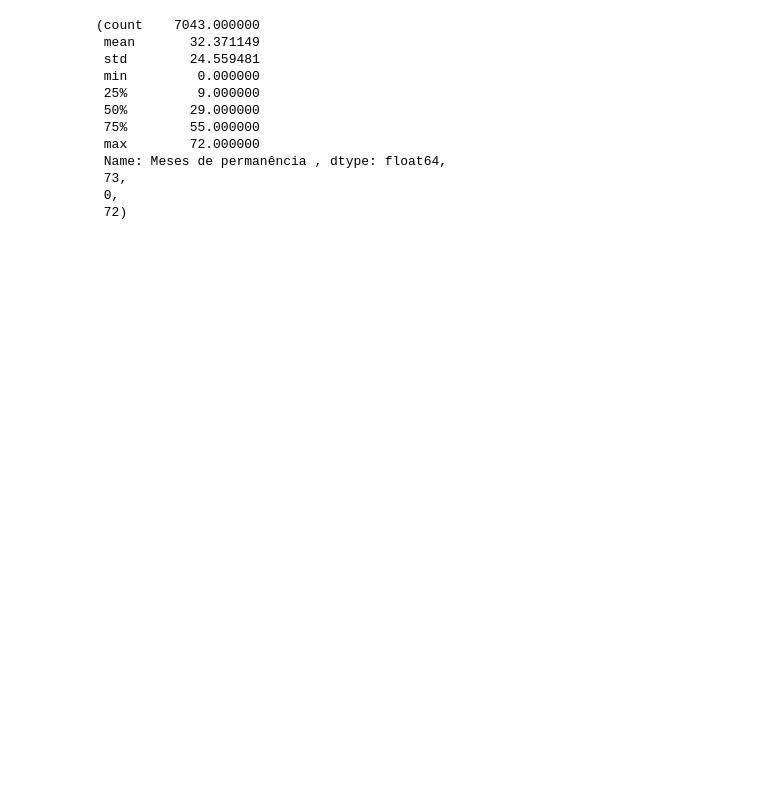
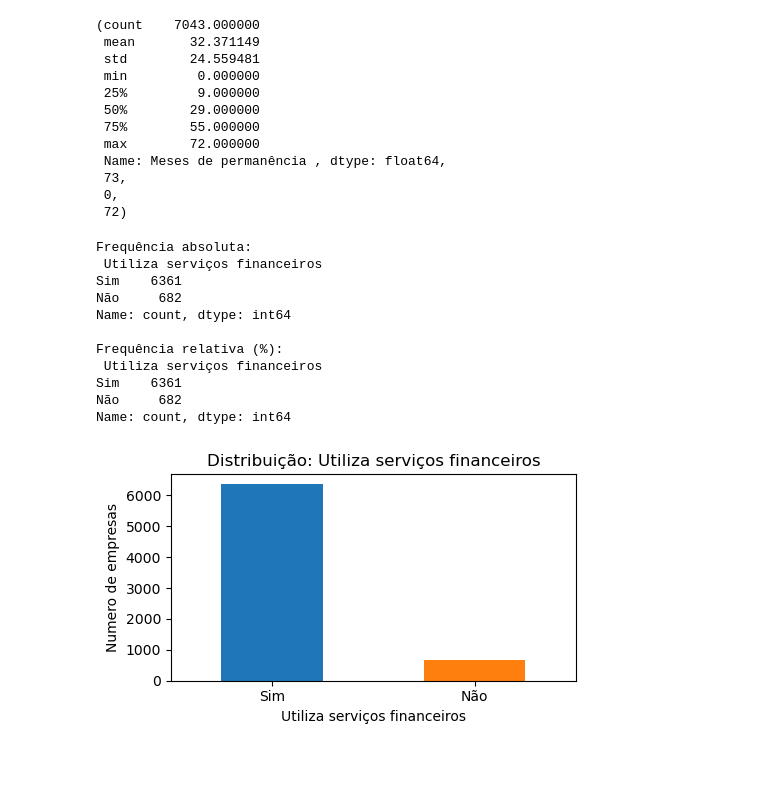
Before and after one commit to jrcomitre/analise-de-churn, a Jupyter notebook: churn.ipynb, the cells around one changed output. Saved outputs shown, nothing was run; the diff lists cells and outputs as text; code cells hidden in the pictures; blank space fills up the shorter version.

Commit message:
feat: servicos_financeiros

```diff
--- a/churn.ipynb
+++ b/churn.ipynb
@@ -287,5 +287,40 @@ desc, valores_unicos, valores_min, valores_max
  73,
  0,
  72)
+# %%
+# Utiliza serviços financeiros
+
+col = 'Utiliza serviços financeiros'
+
+# Frequência absoluta e relativa
+abs_freq = df[col].value_counts()
+rel_freq = df[col].value_counts()
+
+print("Frequência absoluta:\n", abs_freq)
+print("\nFrequência relativa (%):\n", rel_freq)
+
+# Gráfico de barras
+import matplotlib.pyplot as plt
+plt.figure(figsize=(5,3))
+abs_freq.plot(kind='bar', color=['#1f77ba', '#ff7f0e'])
+plt.title('Distribuição: Utiliza serviços financeiros')
+plt.xlabel('Utiliza serviços financeiros')
+plt.ylabel('Numero de empresas')
+plt.xticks(rotation=0)
+plt.tight_layout()
+plt.show()
+# %% [output]
+Frequência absoluta:
+ Utiliza serviços financeiros
+Sim    6361
+Não     682
+Name: count, dtype: int64
+
+Frequência relativa (%):
+ Utiliza serviços financeiros
+Sim    6361
+Não     682
+Name: count, dtype: int64
+[figure, added]
 # %% [markdown]
 #
```
